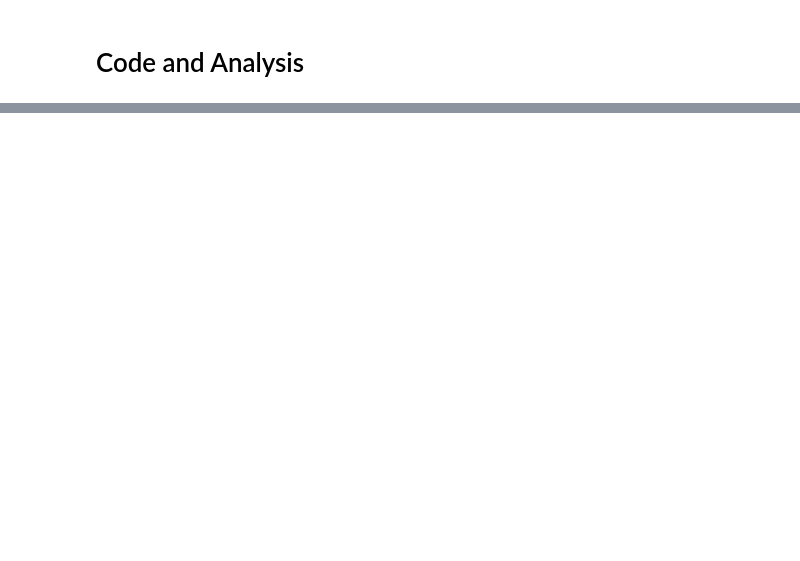
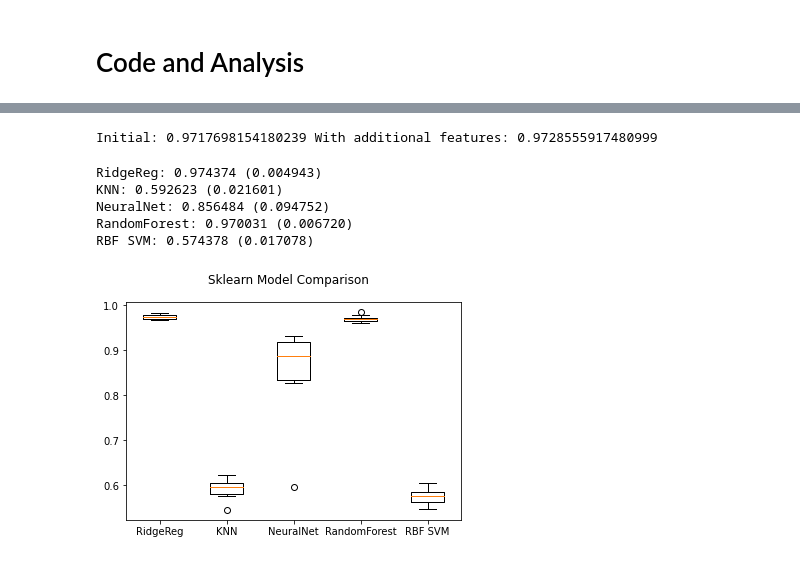
Before and after one commit to Lean-Mean-Protein-Machine-Learning/LMPM, a Jupyter notebook: Sklearn_supervised_models.ipynb, the cells around one changed output, grey strips where cells are left out. Cells and saved outputs as stored; diff of their text form; code cells hidden in the pictures; blank space fills up the shorter version.

```diff
--- a/Sklearn_supervised_models.ipynb
+++ b/Sklearn_supervised_models.ipynb
@@ -221,6 +229,3 @@ def rbf_svm_classifier(X_train, X_test, y_train, y_test):
     model = SVC(gamma=0.1, C=1)
     model.fit(X_train, y_train)
     return model
-# %%
-def use_additional_features():
-    #Use additional features to help improve the model. Check https://biopython.org/docs/1.75/api/Bio.SeqUtils.IsoelectricPoint.html
@@ -320,0 +422,24 @@ The mutated probability of being the secreted class is: 0.9999511360147781
+# %%
+df3 = human_unirep_add.copy(deep=True)
+df3.pop('Class') # Made a copy of the data set to drop the class in order for x-values to remain numerical
+df3.pop('ID')
+df3.pop('Sequence')
+X2 = df3.values
+y2 = np.array(human_unirep_add['Class'])
+X_train2, X_test2, y_train2, y_test2 = train_test_split(X2, y2, test_size=0.2, random_state=42)
+# %%
+ridge1 = ridge_regression_classifier(X_train, X_test, y_train, y_test)
+ridge2 = ridge_regression_classifier(X_train2, X_test2, y_train2, y_test2)
+
+print("Initial:", ridge1.score(X_test, y_test), "With additional features:", ridge2.score(X_test2, y_test2))
+# %% [output]
+Initial: 0.9717698154180239 With additional features: 0.9728555917480999
+# %%
+classifier_comparison(X2, y2, 42)
+# %% [output]
+RidgeReg: 0.974374 (0.004943)
+KNN: 0.592623 (0.021601)
+NeuralNet: 0.856484 (0.094752)
+RandomForest: 0.970031 (0.006720)
+RBF SVM: 0.574378 (0.017078)
+[figure, added]
```
Also changed, not shown: parts of 17 cells of this notebook, 1 other file.
